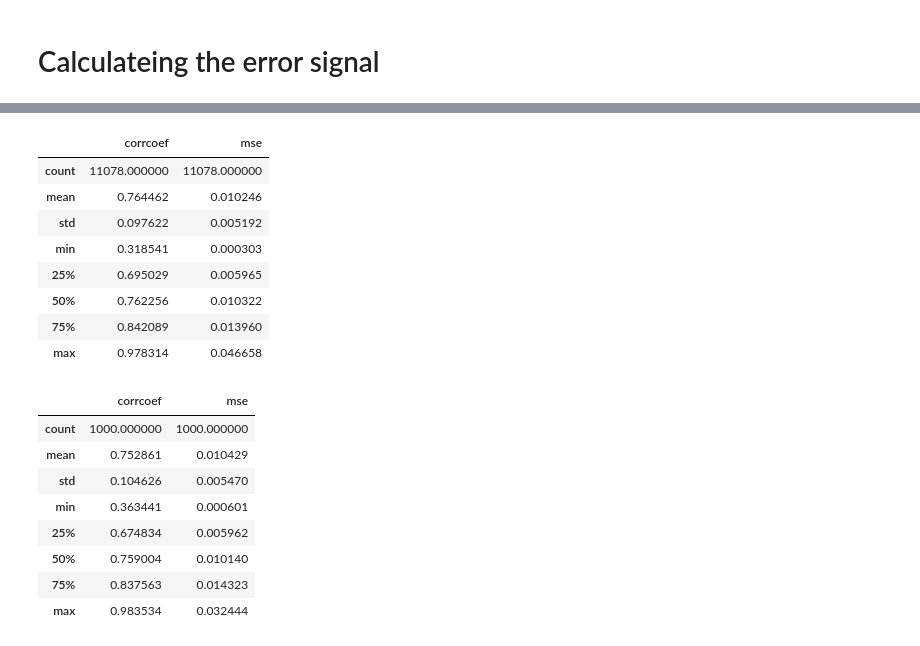
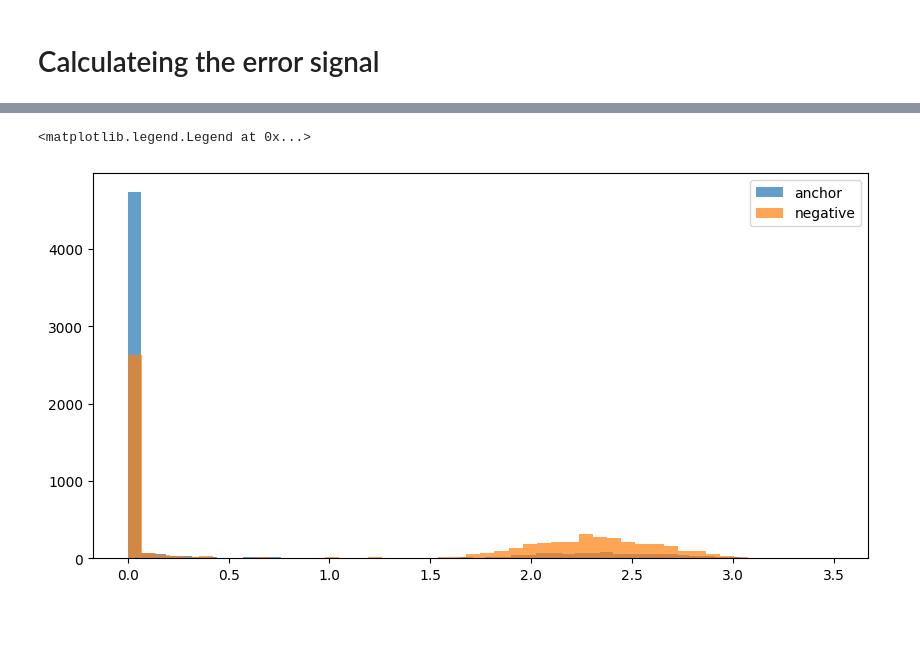
Before and after one commit to mkashani-phd/AnomolyDetection, a Jupyter notebook: VAE_LSTM.ipynb, the cells around one changed output, grey strips where cells are left out. Drawn from its saved outputs; the diff is of its cells as text; code cells hidden in the pictures; blank space fills up the shorter version.

```diff
--- a/VAE_LSTM.ipynb
+++ b/VAE_LSTM.ipynb
@@ -136,0 +67,16 @@ Epoch [1000/1000], Loss: 0.0018, val_loss: 0.0021
+# %%
+methods = configCreator(downSampleRate= 1, cutoff=4e6)
+
+onBody = query(BLE['onBody'], {'pos':'static'}, addFrameColumn=True)
+onBody['freq_dev'] = get_normalized_freqDev(onBody, methods, sample_chopped = SAMPLE_CHOPPED, downSampleRate = 1, cutoff = 4e6)
+
+onBody_Val = query(BLE['onBody'], {'pos':'moving'}, addFrameColumn=True)
+onBody_Val['freq_dev'] = get_normalized_freqDev(onBody_Val, methods, sample_chopped = SAMPLE_CHOPPED, downSampleRate = 1, cutoff = 4e6)
+
+
+dfAnomoly = query(BLE['offBody'], {'SDR':'1', 'txPower':'9dbm'}, addFrameColumn=True)
+dfAnomoly['freq_dev'] = get_normalized_freqDev(dfAnomoly, methods, sample_chopped = SAMPLE_CHOPPED, downSampleRate = 1, cutoff = 4e6)
+# %%
+onBody = onBody[['freq_dev', 'dvc']]
+onBody_Val = onBody_Val[['freq_dev', 'dvc']]
+dfAnomoly = dfAnomoly['freq_dev']
@@ -401,31 +463,27 @@ anamolyDF.describe()
-# %%
-dict = {'corrcoef': corrcoefonBody, 'mse': mseonBody}
-onBodyDF = pd.DataFrame(dict)
-onBodyDF.describe()
-
-# print(mseonBody.shape)
-# mseonBody[mseonBody <= 0.0012].shape
-# %% [output]
-|  | corrcoef | mse |
-| count | 11078.000000 | 11078.000000 |
-| mean | 0.764462 | 0.010246 |
-| std | 0.097622 | 0.005192 |
-| min | 0.318541 | 0.000303 |
-| 25% | 0.695029 | 0.005965 |
-| 50% | 0.762256 | 0.010322 |
-| 75% | 0.842089 | 0.013960 |
-| max | 0.978314 | 0.046658 |
-# %%
-dict = {'corrcoef': corrcoefTestOnBody, 'mse': mseonBodyTest}
-onBodyTestDF = pd.DataFrame(dict)
-onBodyTestDF.describe()
-# %% [output]
-|  | corrcoef | mse |
-| count | 1000.000000 | 1000.000000 |
-| mean | 0.752861 | 0.010429 |
-| std | 0.104626 | 0.005470 |
-| min | 0.363441 | 0.000601 |
-| 25% | 0.674834 | 0.005962 |
-| 50% | 0.759004 | 0.010140 |
-| 75% | 0.837563 | 0.014323 |
-| max | 0.983534 | 0.032444 |
+# %%
+error = {'anchor':[],
+         'positive':[],
+         'negative':[]}
+
+
+
+for anchor, positive, negative in triplet_dataloader_plot:
+    anchor, positive, negative = anchor.to(DEVICE), positive.to(DEVICE), negative.to(DEVICE)
+    anchor_recunstrcted = ONBODY_model.forward(anchor)
+    positive_recunstrcted = ONBODY_model.forward(positive)
+    negative_recunstrcted = ONBODY_model.forward(negative)
+
+    error['anchor'].append(criterion(anchor_recunstrcted, anchor).item())
+    error['positive'].append(criterion(positive_recunstrcted, positive).item())
+    error['negative'].append(criterion(negative_recunstrcted, negative).item())
+
+
+
+plt.figure(figsize=(10, 5))
+plt.hist(error['anchor'], bins=50, alpha=0.7, label='anchor')
+# plt.hist(error['positive'], bins=50, alpha=0.7, label='positive')
+plt.hist(error['negative'], bins=50, alpha=0.7, label='negative')
+plt.legend(loc='upper right')
+# %% [output]
+<matplotlib.legend.Legend at 0x...>
+[figure, added]
```
Also changed, not shown: parts of 24 cells of this notebook, 2 other files.
